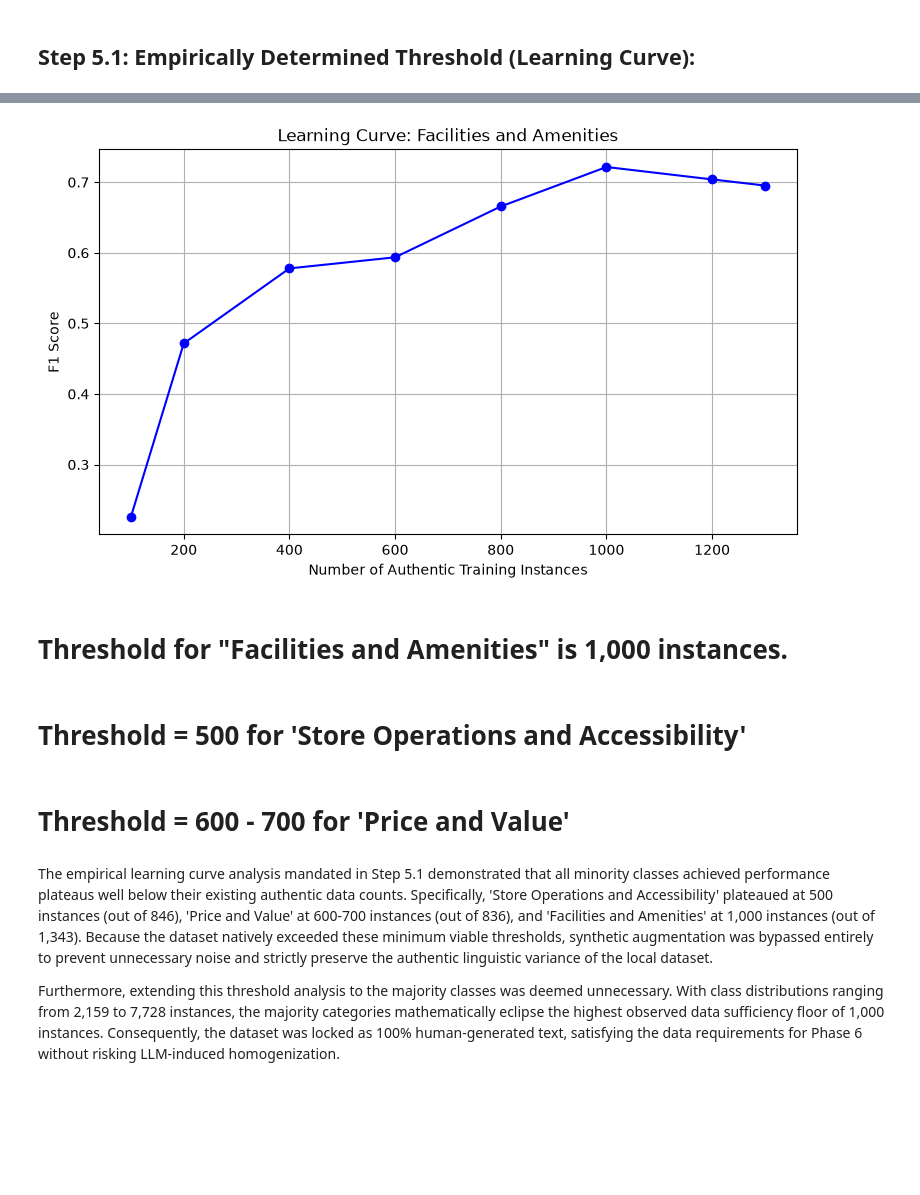
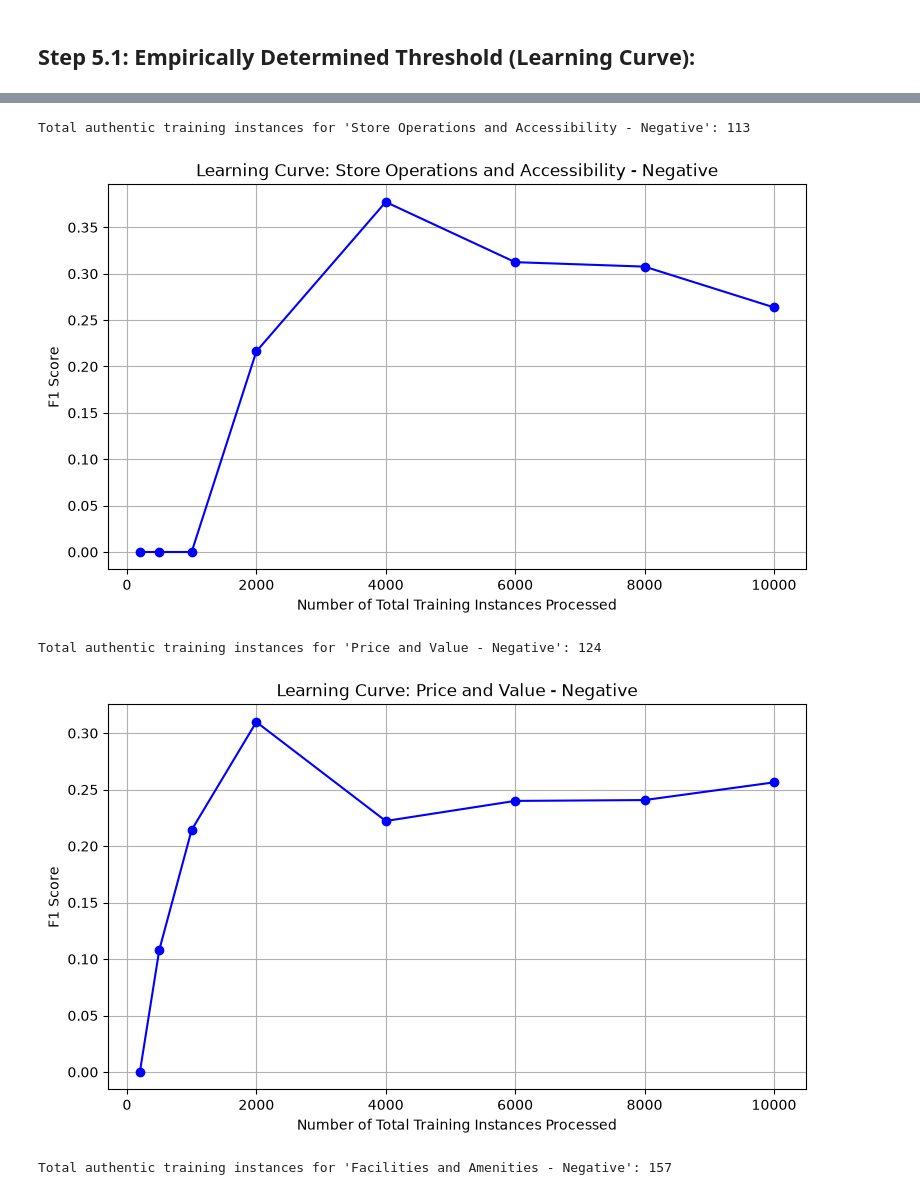
Before and after one commit to z-sulit/Thesis-Project-Aspect-Based-Sentiment-Analysis, a Jupyter notebook: _5_Targeted_Synthetic_Data_Augmentation/Data_augmentation.ipynb, the cells around one changed output, grey strips where cells are left out. Cells and saved outputs as stored; diff of their text form; code cells hidden in the pictures; blank space fills up the shorter version.

Commit message:
update: phase 5

```diff
--- a/_5_Targeted_Synthetic_Data_Augmentation/Data_augmentation.ipynb
+++ b/_5_Targeted_Synthetic_Data_Augmentation/Data_augmentation.ipynb
@@ -61 +63,13 @@ df_val
+# %%
+def map_sentiment(rating):
+    if rating <= 2: return 'Negative'
+    elif rating == 3: return 'Neutral'
+    else: return 'Positive'
+
+df_train['Sentiment'] = df_train['rating'].apply(map_sentiment)
+df_val['Sentiment'] = df_val['rating'].apply(map_sentiment)
+
+# Create the critical Aspect-Sentiment evaluation target
+df_train['TargetClass'] = df_train['TargetAspect'] + ' - ' + df_train['Sentiment']
+df_val['TargetClass'] = df_val['TargetAspect'] + ' - ' + df_val['Sentiment']
 # %%
@@ -131,44 +111,12 @@ plt.show()
-# %%
-batch_sizes = [100, 200, 400, 600, 800, 1000, 1200, 1300] #changes for 1,300
-f1_scores = []
-
-target_class = 'Facilities and Amenities'
-
-y_train_binary = (df_train['TargetAspect'] == target_class).astype(int)
-y_val_binary = (df_val['TargetAspect'] == target_class).astype(int)
-
-proxy_model = make_pipeline(
-    TfidfVectorizer(max_features=5000),
-    LogisticRegression(max_iter=1000, class_weight='balanced')
-)
-
-for size in batch_sizes:
-    df_subset = resample(df_train, n_samples=size, stratify=y_train_binary, random_state=42)
-    X_subset = df_subset['sentence']
-    y_subset = (df_subset['TargetAspect'] == target_class).astype(int)
-
-    proxy_model.fit(X_subset, y_subset)
-    y_pred = proxy_model.predict(df_val['sentence'])
-
-    score = f1_score(y_val_binary, y_pred)
-    f1_scores.append(score)
-
-plt.figure(figsize=(9, 5))
-plt.plot(batch_sizes, f1_scores, marker='o', linestyle='-', color='b')
-plt.title(f'Learning Curve: {target_class}')
-plt.xlabel('Number of Authentic Training Instances')
-plt.ylabel('F1 Score')
-plt.grid(True)
-plt.show()
-# %% [output]
-[figure, removed]
-# %% [markdown]
-# Threshold for "Facilities and Amenities" is 1,000 instances.
-# %% [markdown]
-# Threshold = 500 for 'Store Operations and Accessibility'
-# %% [markdown]
-# Threshold = 600 - 700 for 'Price and Value'
-# %% [markdown]
-The empirical learning curve analysis mandated in Step 5.1 demonstrated that all minority classes achieved performance plateaus well below their existing authentic data counts. Specifically, 'Store Operations and Accessibility' plateaued at 500 instances (out of 846), 'Price and Value' at 600-700 instances (out of 836), and 'Facilities and Amenities' at 1,000 instances (out of 1,343). Because the dataset natively exceeded these minimum viable thresholds, synthetic augmentation was bypassed entirely to prevent unnecessary noise and strictly preserve the authentic linguistic variance of the local dataset.
-
-Furthermore, extending this threshold analysis to the majority classes was deemed unnecessary. With class distributions ranging from 2,159 to 7,728 instances, the majority categories mathematically eclipse the highest observed data sufficiency floor of 1,000 instances. Consequently, the dataset was locked as 100% human-generated text, satisfying the data requirements for Phase 6 without risking LLM-induced homogenization.
+# %%
+batch_sizes = [200, 500, 1000, 2000, 4000, 6000, 8000, 10000]
+
+plot_learning_curve(df_train, df_val, 'Store Operations and Accessibility - Negative', batch_sizes)
+plot_learning_curve(df_train, df_val, 'Price and Value - Negative', batch_sizes)
+plot_learning_curve(df_train, df_val, 'Facilities and Amenities - Negative', batch_sizes)
+# %% [output]
+Total authentic training instances for 'Store Operations and Accessibility - Negative': 113
+[figure, added]
+Total authentic training instances for 'Price and Value - Negative': 124
+[figure, added]
+Total authentic training instances for 'Facilities and Amenities - Negative': 157
```
Also changed, not shown: parts of 8 cells of this notebook.
